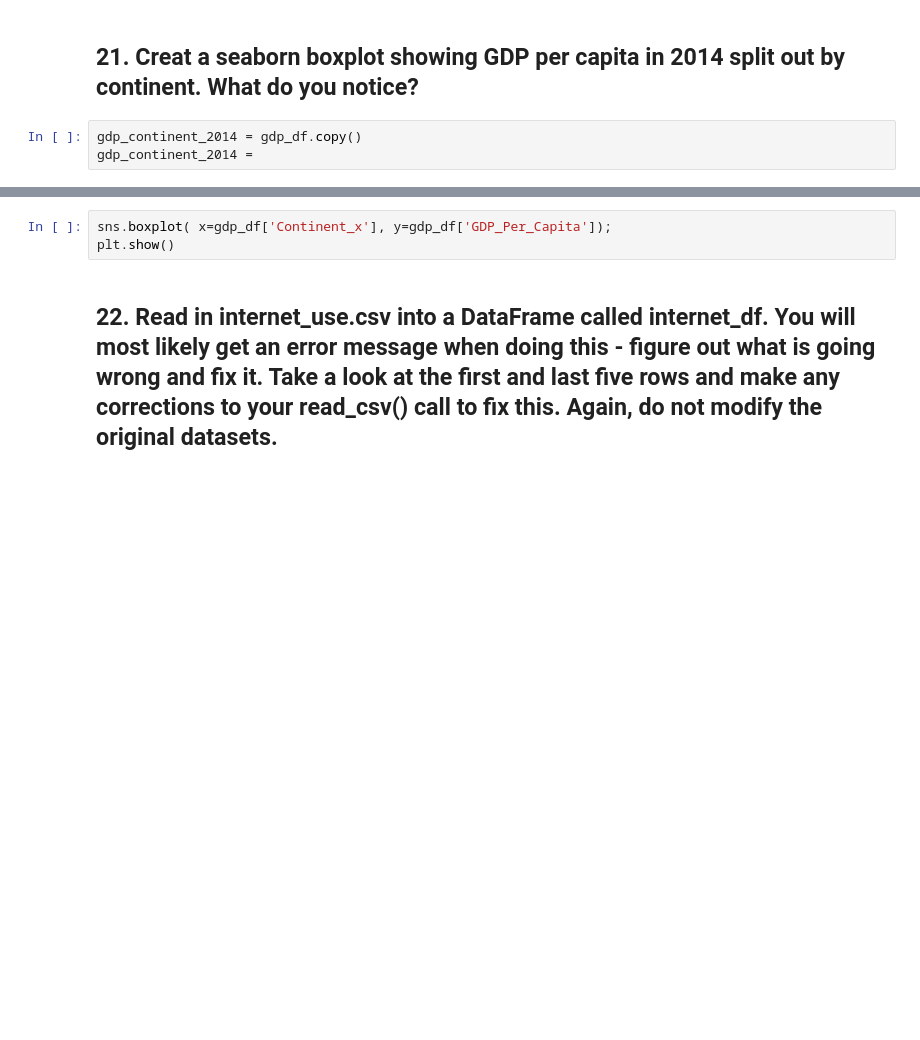
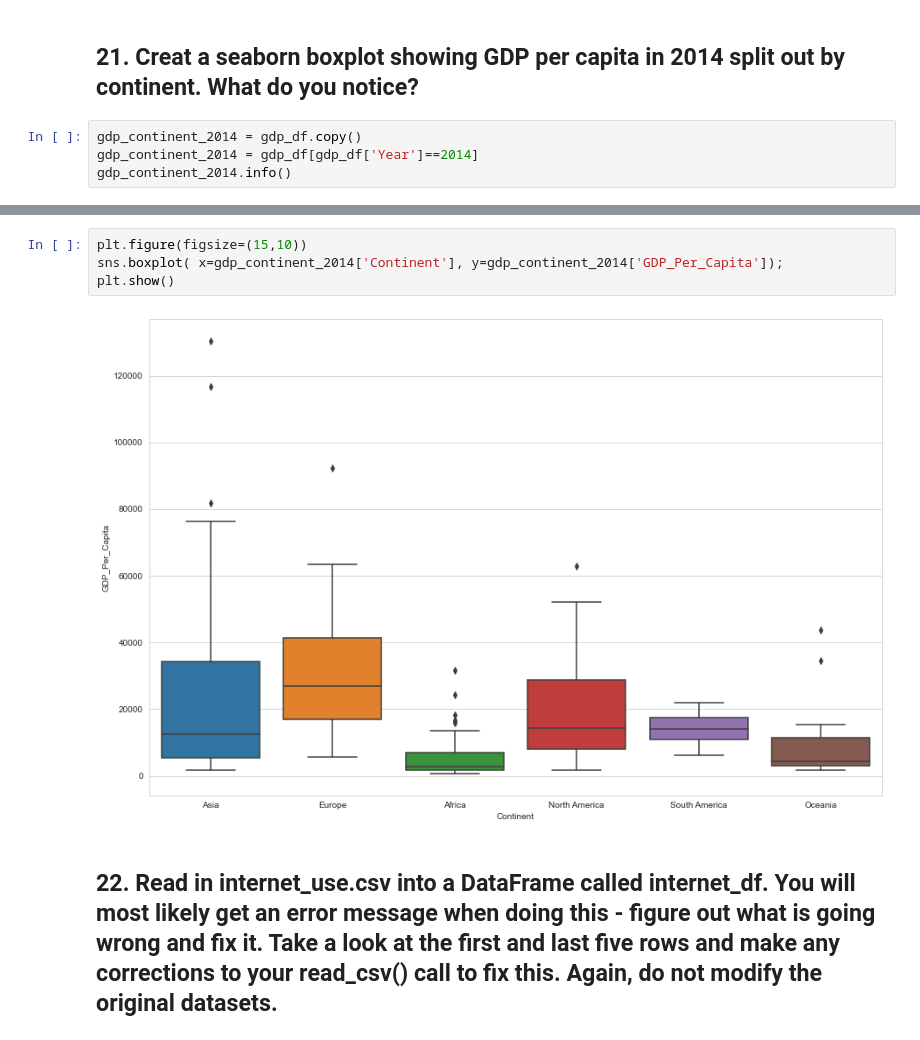
Before and after one commit to nss-data-science-cohort-4/dq1-undata-c-everest, a Jupyter notebook: notebooks/UN_Data_Exploration.ipynb, the cells around one changed output, grey strips where cells are left out. Drawn from its saved outputs; the diff is of its cells as text; blank space fills up the shorter version.

```diff
--- a/notebooks/UN_Data_Exploration.ipynb
+++ b/notebooks/UN_Data_Exploration.ipynb
@@ -525,4 +534,5 @@ KeyError: 'Continent_x'
 ## 21. Creat a seaborn boxplot showing GDP per capita in 2014 split out by continent. What do you notice?
 # %%
 gdp_continent_2014 = gdp_df.copy()
-gdp_continent_2014 =
+gdp_continent_2014 = gdp_df[gdp_df['Year']==2014]
+gdp_continent_2014.info()
@@ -529,6 +551,9 @@ gdp_continent_2014 =
 # %%
-sns.boxplot( x=gdp_df['Continent_x'], y=gdp_df['GDP_Per_Capita']);
+plt.figure(figsize=(15,10))
+sns.boxplot( x=gdp_continent_2014['Continent'], y=gdp_continent_2014['GDP_Per_Capita']);
 plt.show()
+# %% [output]
+[figure, added]
 # %% [markdown]
 ## 22. Read in internet_use.csv into a DataFrame called internet_df. You will most likely get an error message when doing this - figure out what is going wrong and fix it. Take a look at the first and last five rows and make any corrections to your read_csv() call to fix this. Again, do not modify the original datasets.
 # %%
```
Also changed, not shown: parts of 49 cells of this notebook.
